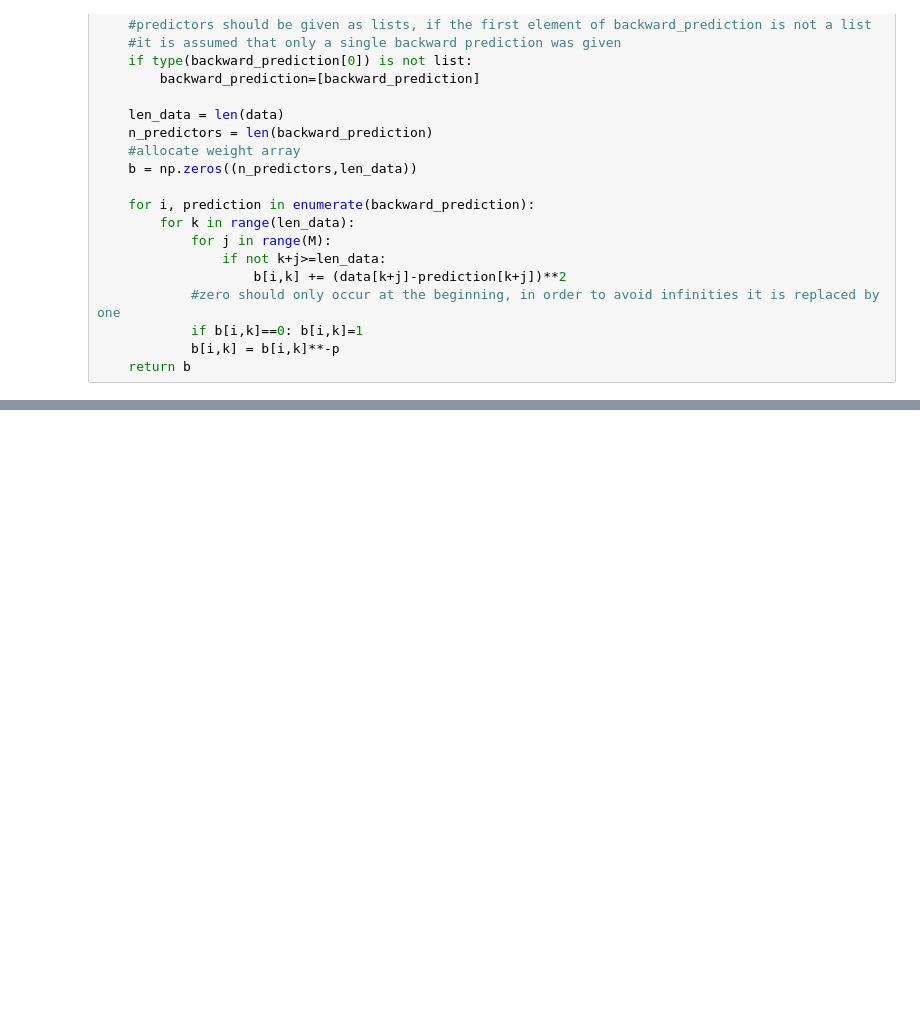
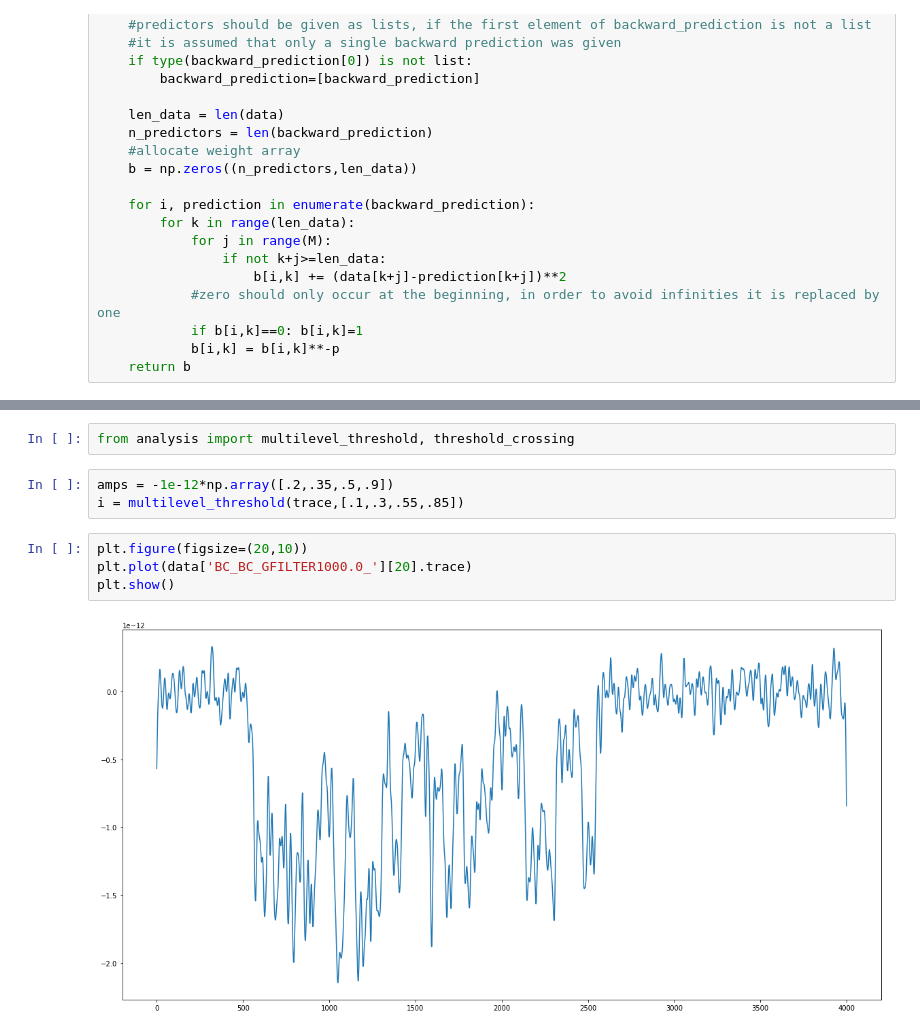
Before and after one commit to AGPlested/ASCAM, a Jupyter notebook: Chung-Kennedy.ipynb, the cells around one changed output, grey strips where cells are left out. Saved outputs shown, nothing was run; the diff lists cells and outputs as text; blank space fills up the shorter version.

```diff
--- a/Chung-Kennedy.ipynb
+++ b/Chung-Kennedy.ipynb
@@ -110,0 +267,11 @@ t_out = [
+# %%
+from analysis import multilevel_threshold, threshold_crossing
+# %%
+amps = -1e-12*np.array([.2,.35,.5,.9])
+i = multilevel_threshold(trace,[.1,.3,.55,.85])
+# %%
+plt.figure(figsize=(20,10))
+plt.plot(data['BC_BC_GFILTER1000.0_'][20].trace)
+plt.show()
+# %% [output]
+[figure, added]
```
Also changed, not shown: parts of 19 cells of this notebook.
